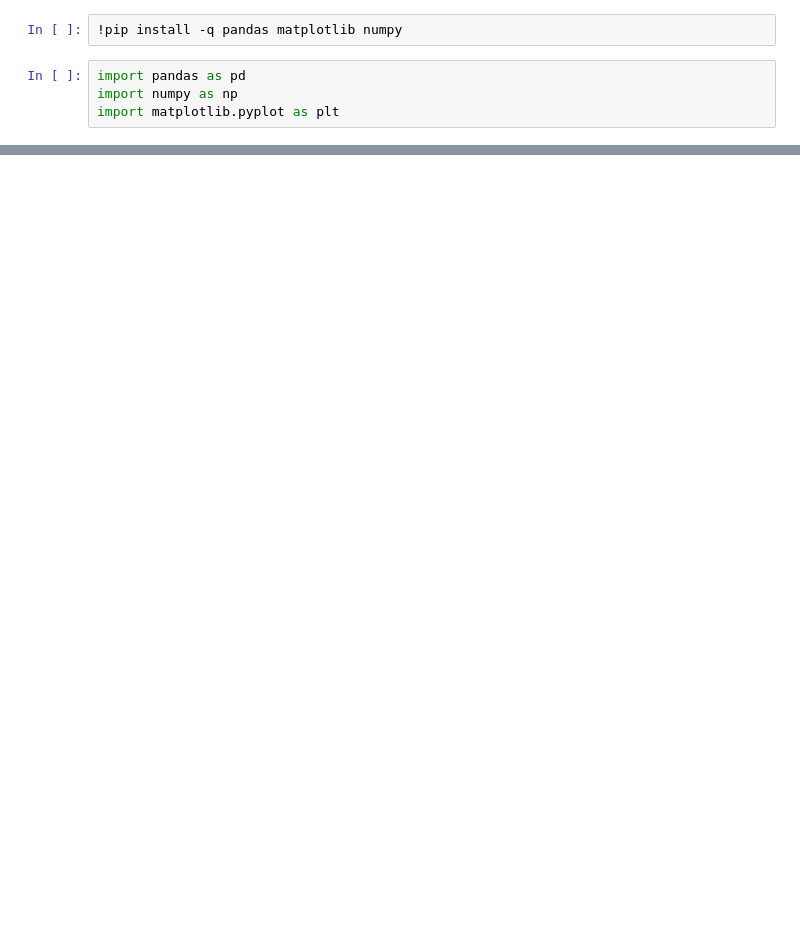
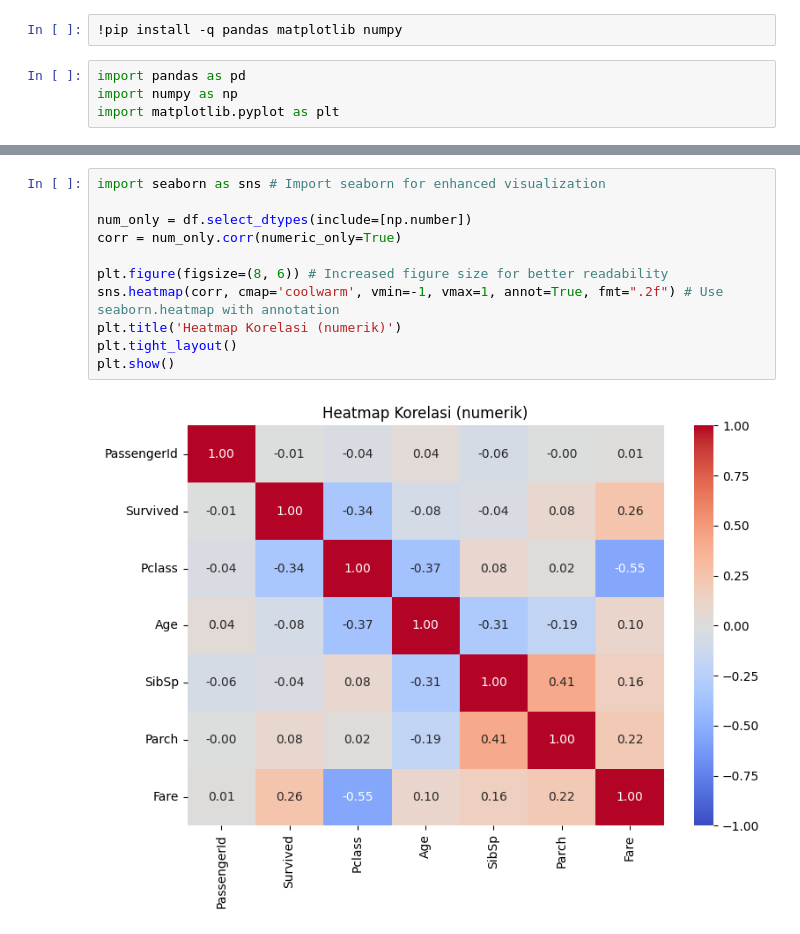
Before and after one commit to nabillahumi/S5-Mesin_Learning, a Jupyter notebook: Jobsheet2/Praktikum1(JS2).ipynb, the cells around one changed output, grey strips where cells are left out. Saved outputs shown, nothing was run; the diff lists cells and outputs as text; blank space fills up the shorter version.

```diff
--- a/Jobsheet2/Praktikum1(JS2).ipynb
+++ b/Jobsheet2/Praktikum1(JS2).ipynb
@@ -12,0 +126,13 @@ FileNotFoundError: [Errno 2] No such file or directory: 'Titanic-Dataset.csv'
+# %%
+import seaborn as sns # Import seaborn for enhanced visualization
+
+num_only = df.select_dtypes(include=[np.number])
+corr = num_only.corr(numeric_only=True)
+
+plt.figure(figsize=(8, 6)) # Increased figure size for better readability
+sns.heatmap(corr, cmap='coolwarm', vmin=-1, vmax=1, annot=True, fmt=".2f") # Use seaborn.heatmap with annotation
+plt.title('Heatmap Korelasi (numerik)')
+plt.tight_layout()
+plt.show()
+# %% [output]
+[figure, added]
```
Also changed, not shown: parts of 11 cells of this notebook.
